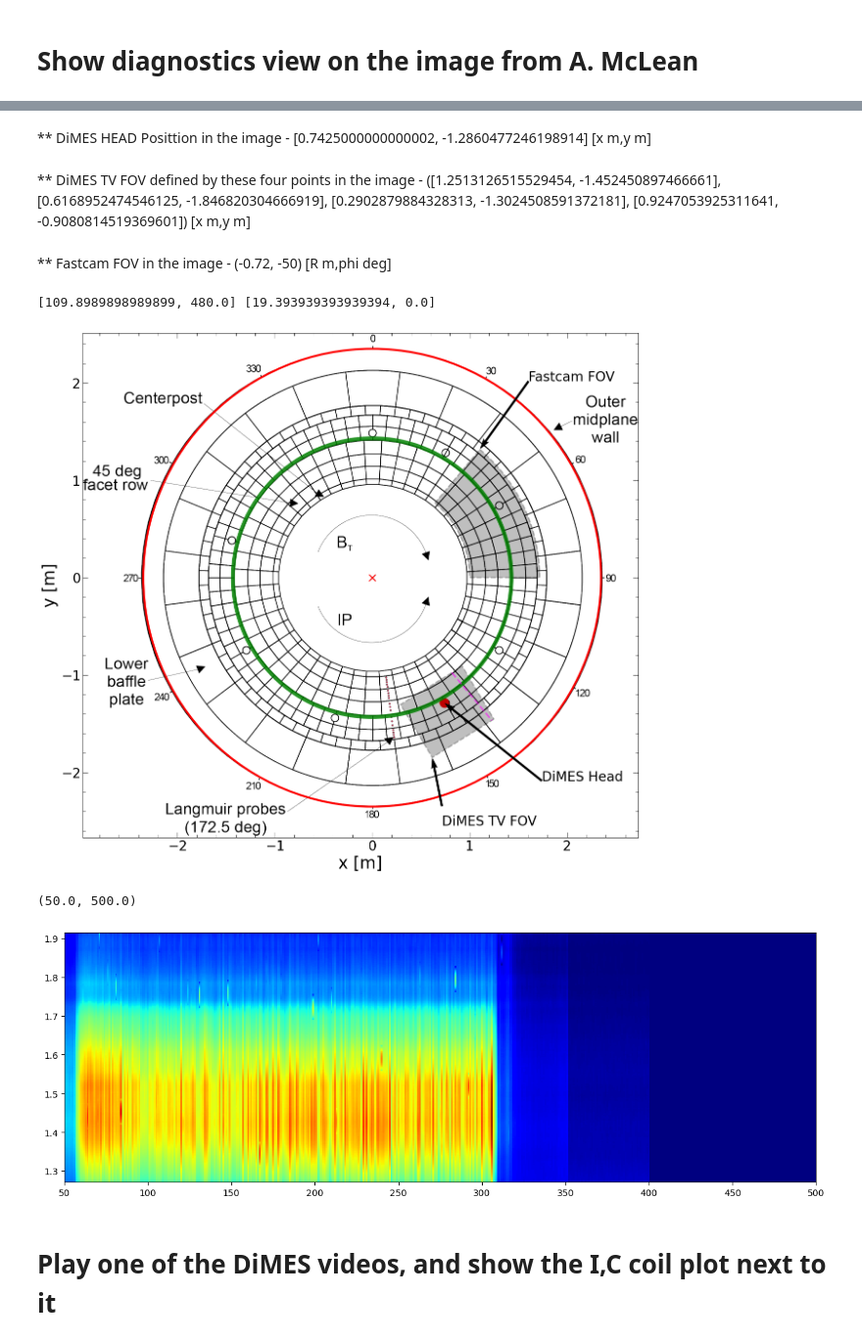
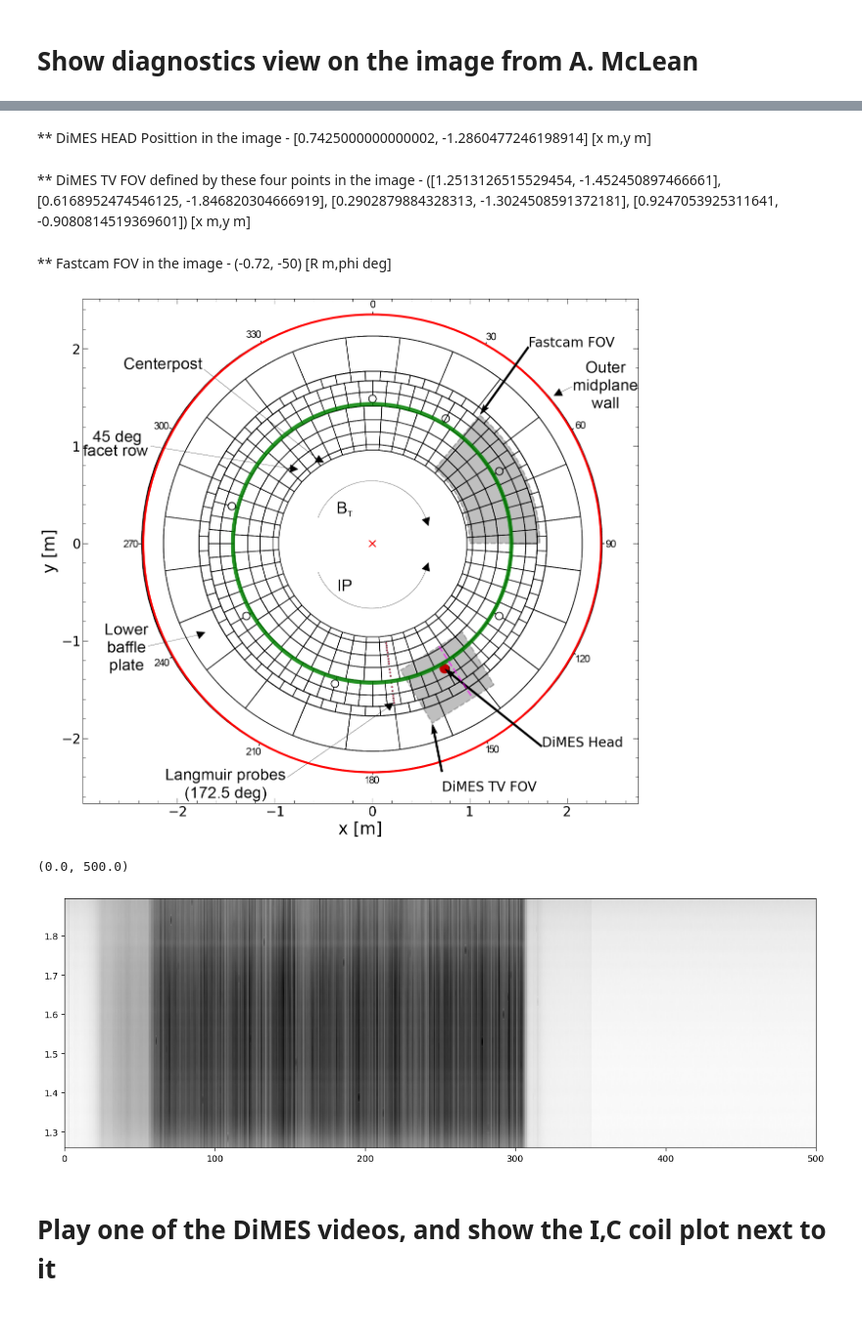
Before and after one commit to as-maan/sol_efc, a Jupyter notebook: DiMES.ipynb, the cells around one changed output, grey strips where cells are left out. Shown at 98% size. Cells and saved outputs as stored; diff of their text form; code cells hidden in the pictures.

```diff
--- a/DiMES.ipynb
+++ b/DiMES.ipynb
@@ -56,46 +86,43 @@ rvsod = patches.Circle((0,0),radius=1.43,fill=False,color='green',linewidth=6,al
 ax.add_patch(rvsod)
 
 # show a chord at 145 deg
-start, end = floor.chord(loc['dimes_tv'][0],140)
+start, end = floor.chord(loc['dimes_tv'][0],147)
 # show the chord on the dimes tv image
 ax.plot([start[0],start[1]],[end[0],end[1]],'magenta',linestyle='--',linewidth=2.5,alpha=0.55)
 # find the index of point closest to the start and end of the chord
 start_img, end_img = floor.chord_img_pos(start,end,loc['dimes_tv'][0],loc['dimes_tv'][1])
-print(start_img, end_img)
 # %% [output]
 ** DiMES HEAD Posittion in the image - [0.7425000000000002, -1.2860477246198914] [x m,y m]
 ** DiMES TV FOV defined by these four points in the image - ([1.2513126515529454, -1.452450897466661], [0.6168952474546125, -1.846820304666919], [0.2902879884328313, -1.3024508591372181], [0.9247053925311641, -0.9080814519369601]) [x m,y m]
 ** Fastcam FOV in the image - (-0.72, -50) [R m,phi deg]
-[109.8989898989899, 480.0] [19.393939393939394, 0.0]
 [figure]
 # %%
 # get profile from dimes tv
 
 import read
 
 r_start, phi = process.cart_to_pol([start[0],end[0]])
 r_end, phi = process.cart_to_pol([start[1],end[1]])
-shot = 192972
+shot = 192974
 out,n = read.dimes_img(f'/home/maana/mp_2022_34_53/munaretto/2022-11-21_Bortolon/{shot}_CII_1x1_1ms_low.tif')
 profiles = []
 t = []
 for i in range(n):
     t.append(i+1)
     prof = process.dimes_line_profile(out,i,start_img,end_img)
-    filtered, raw, normed = prof['filtered'], prof['raw'], prof['normalized']
-    profiles.append(normed)
+    filtered, raw = prof['filtered'], prof['raw'], prof['filtered']
+    profiles.append(filtered)
 R = np.linspace(r_start,r_end,len(filtered))
-profiles.append(normed)
-
+profiles.append(np.zeros(len(filtered)))
 import matplotlib.pyplot as plt
 
 fig, ax = plt.subplots(1,figsize=(15,5))
 
-ax.pcolormesh(t,R,np.transpose(np.array(profiles[:-1])),cmap='jet')
-ax.set_xlim([50,500])
+ax.pcolormesh(t,R,np.transpose(np.array(profiles[:-1])),cmap='binary')
+ax.set_xlim([0,500])
 # %% [output]
-(50.0, 500.0)
+(0.0, 500.0)
-[figure, old version]
+[figure, new version]
 # %% [markdown]
 # Play one of the DiMES videos, and show the I,C coil plot next to it
 # %%
```
Also changed, not shown: parts of 2 cells of this notebook, 33 other files.
